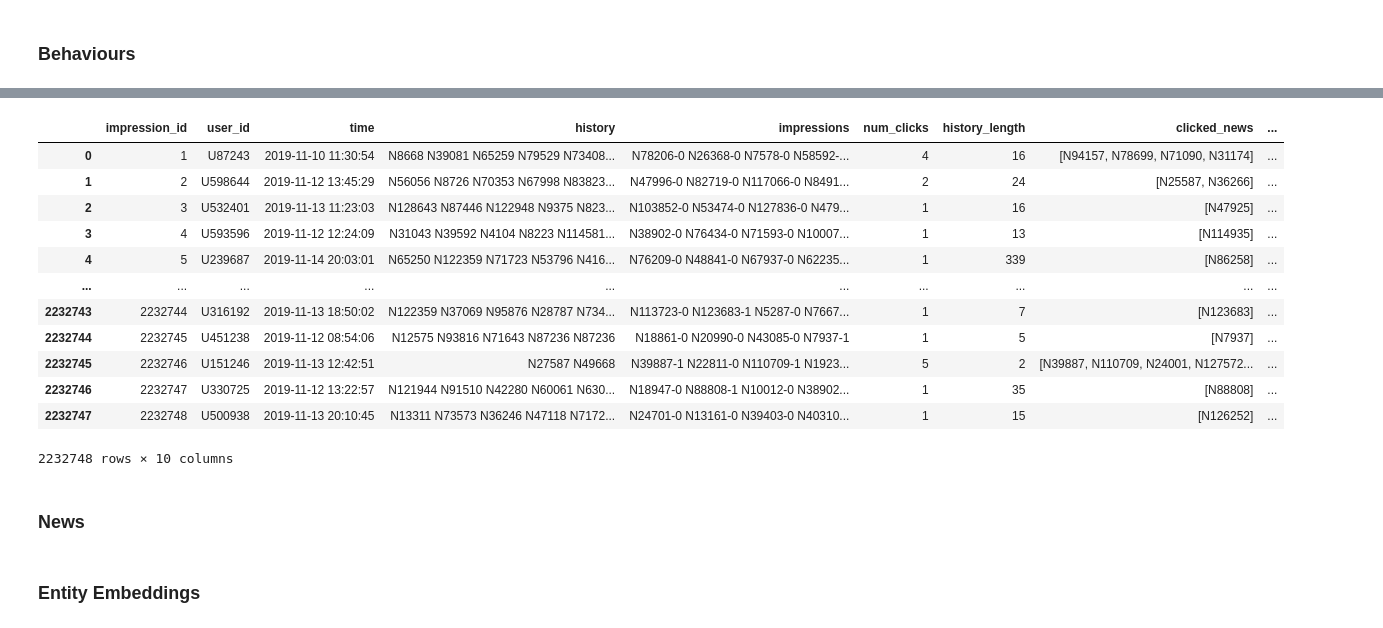
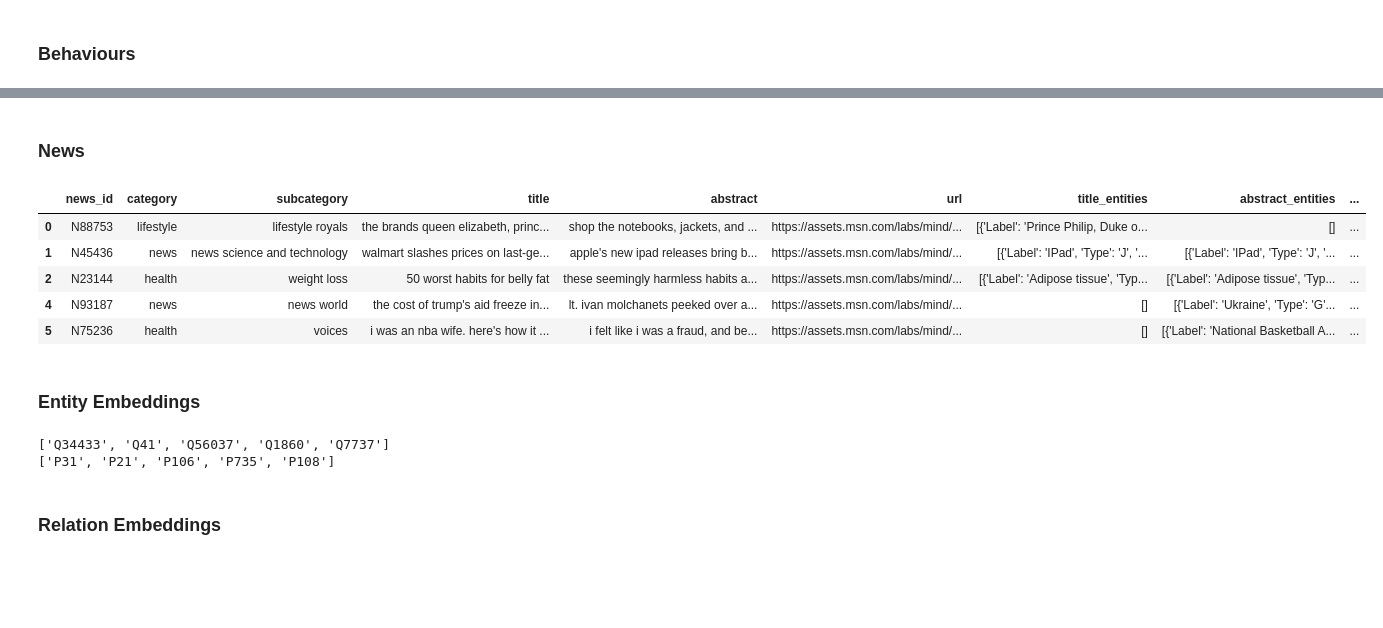
Before and after one commit to HugoDulce/Microsoft_Capstone_Project, a Jupyter notebook: Preprocessing_Feature_Engineering.ipynb, the cells around one changed output, grey strips where cells are left out. Drawn from its saved outputs; the diff is of its cells as text; code cells hidden in the pictures; blank space fills up the shorter version.

Commit message:
Preprocessing file almost done

```diff
--- a/Preprocessing_Feature_Engineering.ipynb
+++ b/Preprocessing_Feature_Engineering.ipynb
@@ -232,19 +280,3 @@ processed_behaviours.head()
-# %%
-convert_user_id(behaviours)
-# %% [output]
-|  | impression_id | user_id | time | history | impressions | num_clicks | history_length | clicked_news | ... |
-| 0 | 1 | U87243 | 2019-11-10 11:30:54 | N8668 N39081 N65259 N79529 N73408... | N78206-0 N26368-0 N7578-0 N58592-... | 4 | 16 | [N94157, N78699, N71090, N31174] | ... |
-| 1 | 2 | U598644 | 2019-11-12 13:45:29 | N56056 N8726 N70353 N67998 N83823... | N47996-0 N82719-0 N117066-0 N8491... | 2 | 24 | [N25587, N36266] | ... |
-| 2 | 3 | U532401 | 2019-11-13 11:23:03 | N128643 N87446 N122948 N9375 N823... | N103852-0 N53474-0 N127836-0 N479... | 1 | 16 | [N47925] | ... |
-| 3 | 4 | U593596 | 2019-11-12 12:24:09 | N31043 N39592 N4104 N8223 N114581... | N38902-0 N76434-0 N71593-0 N10007... | 1 | 13 | [N114935] | ... |
-| 4 | 5 | U239687 | 2019-11-14 20:03:01 | N65250 N122359 N71723 N53796 N416... | N76209-0 N48841-0 N67937-0 N62235... | 1 | 339 | [N86258] | ... |
-| ... | ... | ... | ... | ... | ... | ... | ... | ... | ... |
-| 2232743 | 2232744 | U316192 | 2019-11-13 18:50:02 | N122359 N37069 N95876 N28787 N734... | N113723-0 N123683-1 N5287-0 N7667... | 1 | 7 | [N123683] | ... |
-| 2232744 | 2232745 | U451238 | 2019-11-12 08:54:06 | N12575 N93816 N71643 N87236 N87236 | N18861-0 N20990-0 N43085-0 N7937-1 | 1 | 5 | [N7937] | ... |
-| 2232745 | 2232746 | U151246 | 2019-11-13 12:42:51 | N27587 N49668 | N39887-1 N22811-0 N110709-1 N1923... | 5 | 2 | [N39887, N110709, N24001, N127572... | ... |
-| 2232746 | 2232747 | U330725 | 2019-11-12 13:22:57 | N121944 N91510 N42280 N60061 N630... | N18947-0 N88808-1 N10012-0 N38902... | 1 | 35 | [N88808] | ... |
-| 2232747 | 2232748 | U500938 | 2019-11-13 20:10:45 | N13311 N73573 N36246 N47118 N7172... | N24701-0 N13161-0 N39403-0 N40310... | 1 | 15 | [N126252] | ... |
-2232748 rows × 10 columns
 # %% [markdown]
 ### News
 # %%
@@ -361,13 +375,33 @@ def preprocess_news(news, embedding_file):
-# %%
-# Example Usage
-embedding_file = "/path/to/entity_embedding.vec"  # Replace with actual path
-
-# Run the full news preprocessing pipeline
-processed_news = preprocess_news(news, embedding_file)
-
-# Display the processed dataset
-import ace_tools as tools
-tools.display_dataframe_to_user(name="Processed News Dataset", dataframe=processed_news)
+# %%
+def preprocess_news(news):
+    """
+    Full preprocessing pipeline for the news dataset.
+
+    Parameters:
+        news (pd.DataFrame): DataFrame containing the news dataset.
+        embedding_file (str): Path to the entity embedding file.
+
+    Returns:
+        pd.DataFrame: Fully processed news dataset.
+    """
+    news = clean_news(news)
+    news = preprocess_text(news)
+    news = extract_word_count(news)
+    news = extract_entities(news)
+
+    return news
+# %%
+# Run the full preprocessing pipeline
+processed_news = preprocess_news(news)
+
+processed_news.head()
+# %% [output]
+|  | news_id | category | subcategory | title | abstract | url | title_entities | abstract_entities | ... |
+| 0 | N88753 | lifestyle | lifestyle royals | the brands queen elizabeth, princ... | shop the notebooks, jackets, and ... | https://assets.msn.com/labs/mind/... | [{'Label': 'Prince Philip, Duke o... | [] | ... |
+| 1 | N45436 | news | news science and technology | walmart slashes prices on last-ge... | apple's new ipad releases bring b... | https://assets.msn.com/labs/mind/... | [{'Label': 'IPad', 'Type': 'J', '... | [{'Label': 'IPad', 'Type': 'J', '... | ... |
+| 2 | N23144 | health | weight loss | 50 worst habits for belly fat | these seemingly harmless habits a... | https://assets.msn.com/labs/mind/... | [{'Label': 'Adipose tissue', 'Typ... | [{'Label': 'Adipose tissue', 'Typ... | ... |
+| 4 | N93187 | news | news world | the cost of trump's aid freeze in... | lt. ivan molchanets peeked over a... | https://assets.msn.com/labs/mind/... | [] | [{'Label': 'Ukraine', 'Type': 'G'... | ... |
+| 5 | N75236 | health | voices | i was an nba wife. here's how it ... | i felt like i was a fraud, and be... | https://assets.msn.com/labs/mind/... | [] | [{'Label': 'National Basketball A... | ... |
 # %% [markdown]
 ### Entity Embeddings
 # %%
@@ -406,2 +440,9 @@ def compute_average_vectors(news, entity_embeddings):
 
     return news
+# %%
+news = compute_average_vectors(news, entity_embeddings)
+# %% [output]
+['Q34433', 'Q41', 'Q56037', 'Q1860', 'Q7737']
+['P31', 'P21', 'P106', 'P735', 'P108']
+# %% [markdown]
+### Relation Embeddings
```
Also changed, not shown: parts of 7 cells of this notebook.
